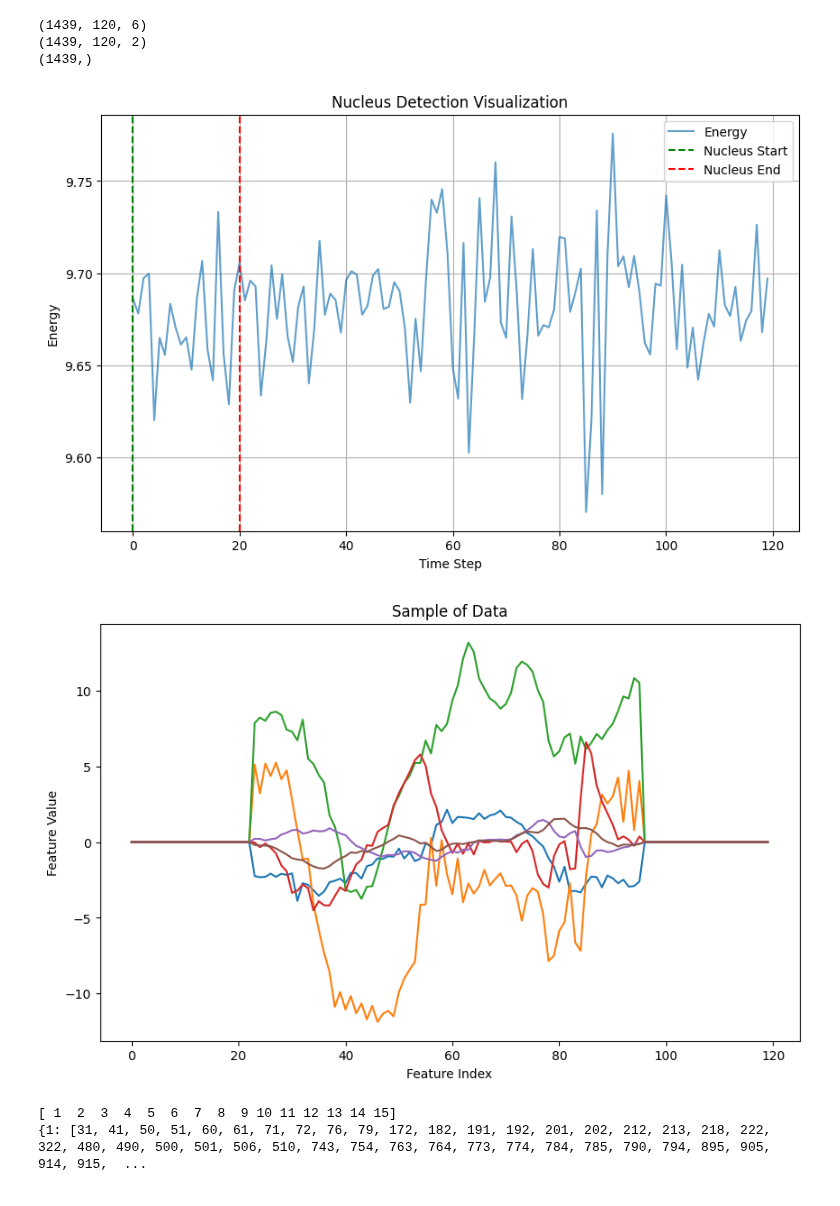
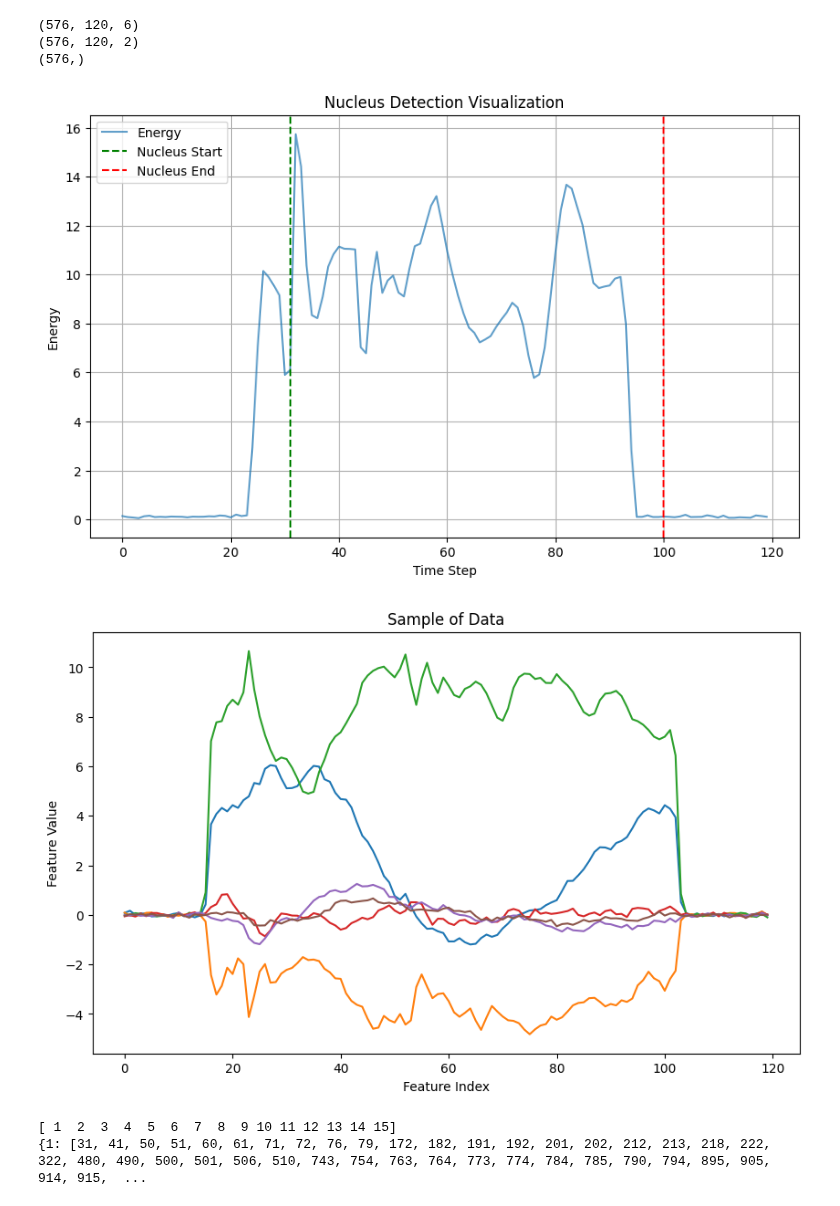
Before and after one commit to dapowan/LIMU-BERT-Public, a Jupyter notebook: scratch_nb.ipynb, the cells around one changed output. Saved outputs shown, nothing was run; the diff lists cells and outputs as text; code cells hidden in the pictures.

Commit message:
data_augmentation

```diff
--- a/scratch_nb.ipynb
+++ b/scratch_nb.ipynb
@@ -17,16 +17,16 @@ import seaborn as sns
 import torch
 %matplotlib inline
 # %%
-data = np.load(r'dataset/blind_fine_tune/data_20_120.npy')
+data = np.load(r'dataset/test_data/data_20_120.npy')
 print(data.shape)
-labels = np.load(r'dataset/blind_fine_tune/label_20_120.npy')
+labels = np.load(r'dataset/test_data/label_20_120.npy')
 print(labels.shape)
 label = labels[:,0,0]
 print(label.shape)
 # %% [output]
-(1439, 120, 6)
-(1439, 120, 2)
-(1439,)
+(576, 120, 6)
+(576, 120, 2)
+(576,)
 # %%
 def compute_energy(seqs):
     """
@@ -91,38 +91,38 @@ def detect_nucleus(energy, window=20, nucleus_thres=0.4):
     return batch_nucleus_points
 # %%
 # Load example data
-data_file = r'dataset/hhar/data_20_120.npy'  # Replace with the actual .npy file path
+data_file = r'dataset/augmented_data/augmented_combined_data_20_120.npy'  # Replace with the actual .npy file path
 data = np.load(data_file)  # Load your .npy file
 
 # Convert data to a PyTorch tensor
 data_tensor = torch.tensor(data)
 
 # Compute energy
 energy = compute_energy(data_tensor)
 
 # Detect nucleus
 nucleus_points = detect_nucleus(energy, window=20, nucleus_thres=8)
 
 # Visualize data with nucleus points
 sample_size = 1  # Define the sample size
 sample_index = np.random.choice(data.shape[0], sample_size, replace=False)[0]
 
 
 sequence_energy = energy[sample_index].numpy()
 nucleus_start, nucleus_end = nucleus_points[sample_index]
 
 plt.figure(figsize=(10, 6))
 plt.plot(sequence_energy, label='Energy', alpha=0.7)
 plt.axvline(x=nucleus_start, color='green', linestyle='--', label='Nucleus Start')
 plt.axvline(x=nucleus_end, color='red', linestyle='--', label='Nucleus End')
 plt.title('Nucleus Detection Visualization')
 plt.xlabel('Time Step')
 plt.ylabel('Energy')
 plt.legend()
 plt.grid(True)
 plt.show()
 # %% [output]
-[figure, old version]
+[figure, new version]
 # %%
 # Plot a sample of the data
 sample_size = 1  # Define the sample size
@@ -137,7 +137,7 @@ plt.xlabel('Feature Index')
 plt.ylabel('Feature Value')
 plt.show()
 # %% [output]
-[figure, old version]
+[figure, new version]
 # %%
 unique_labels = np.unique(label)
 print(unique_labels)
```
Also changed, not shown: 14 other files.
